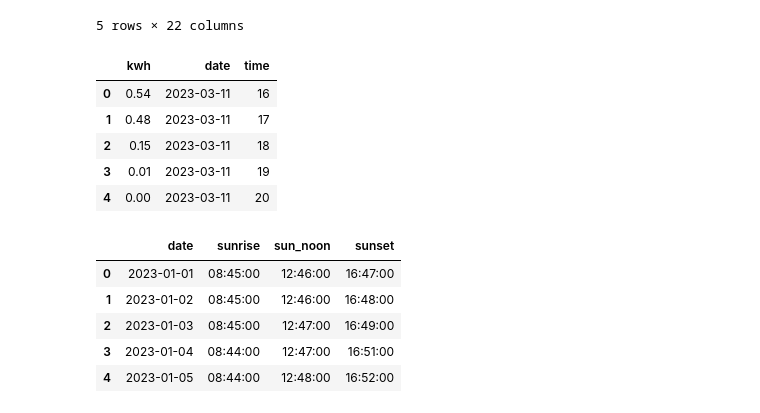
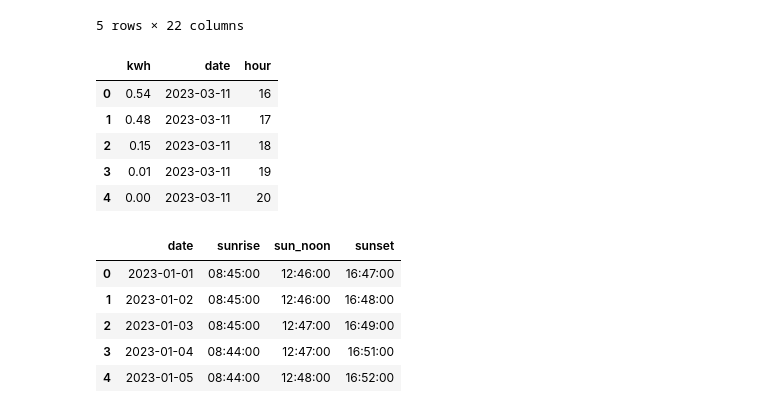
Before and after one commit to JulesGoubert/solar, a Jupyter notebook: solar.ipynb, the cells around one changed output. Cells and saved outputs as stored; diff of their text form; code cells hidden in the pictures.

```diff
--- a/solar.ipynb
+++ b/solar.ipynb
@@ -108,13 +108,13 @@ weather.head()
 # %%
 # clean solar timestamp data
 solar["timestamp"] = solar["timestamp"].apply(lambda x: pd.to_datetime(x).strftime("%Y-%m-%d %H"))
-# split timestamp into date and time
+# split timestamp into date and huor
 solar["date"] = solar["timestamp"].apply(lambda date: date.split(" ")[0])
-solar["time"] = solar["timestamp"].apply(lambda date: date.split(" ")[1])
+solar["hour"] = solar["timestamp"].apply(lambda date: date.split(" ")[1])
 solar.drop(columns=["timestamp"], inplace=True)
 solar.head()
 # %% [output]
-|  | kwh | date | time |
+|  | kwh | date | hour |
 | 0 | 0.54 | 2023-03-11 | 16 |
 | 1 | 0.48 | 2023-03-11 | 17 |
 | 2 | 0.15 | 2023-03-11 | 18 |
```
Also changed, not shown: parts of 18 cells of this notebook.
